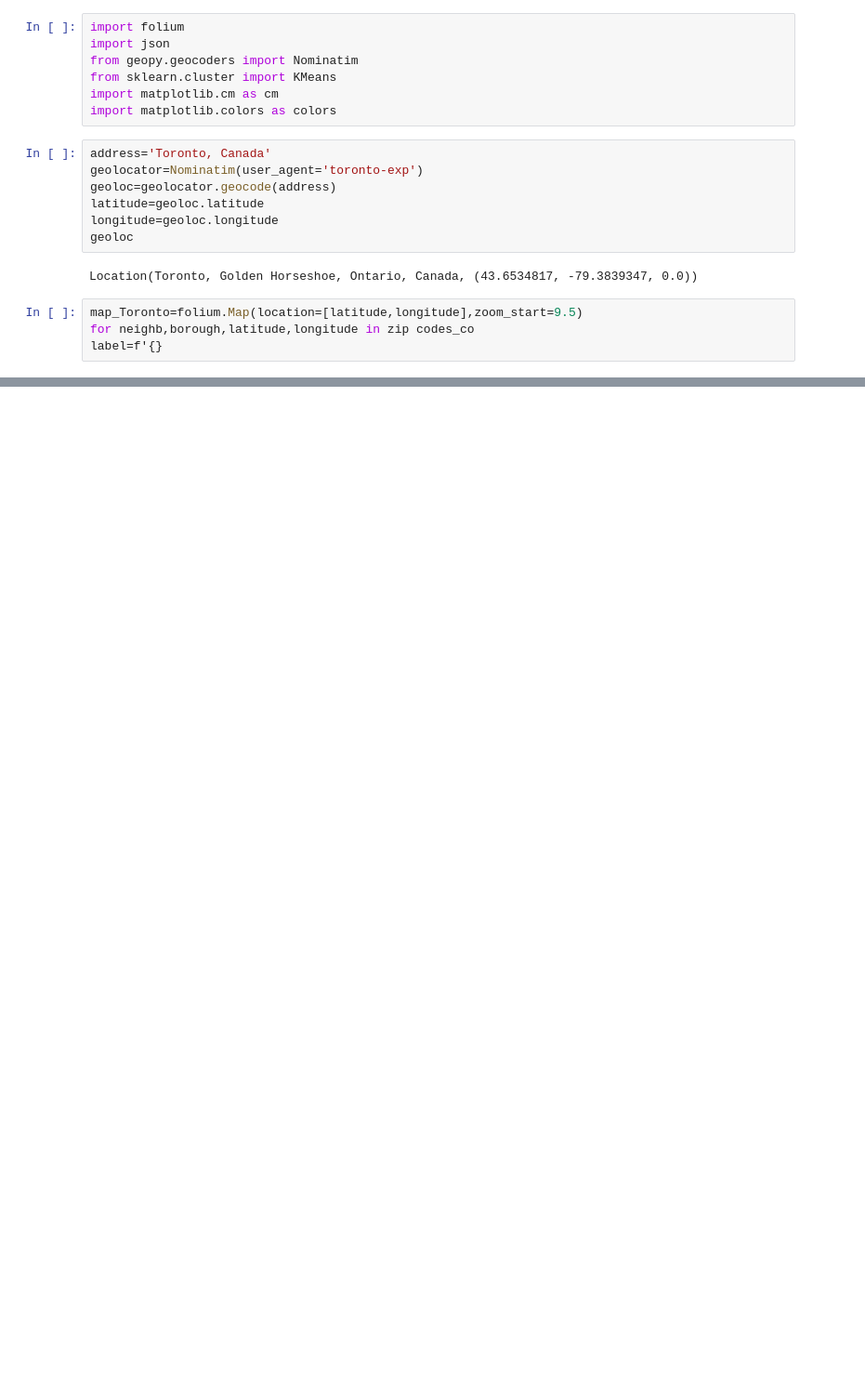
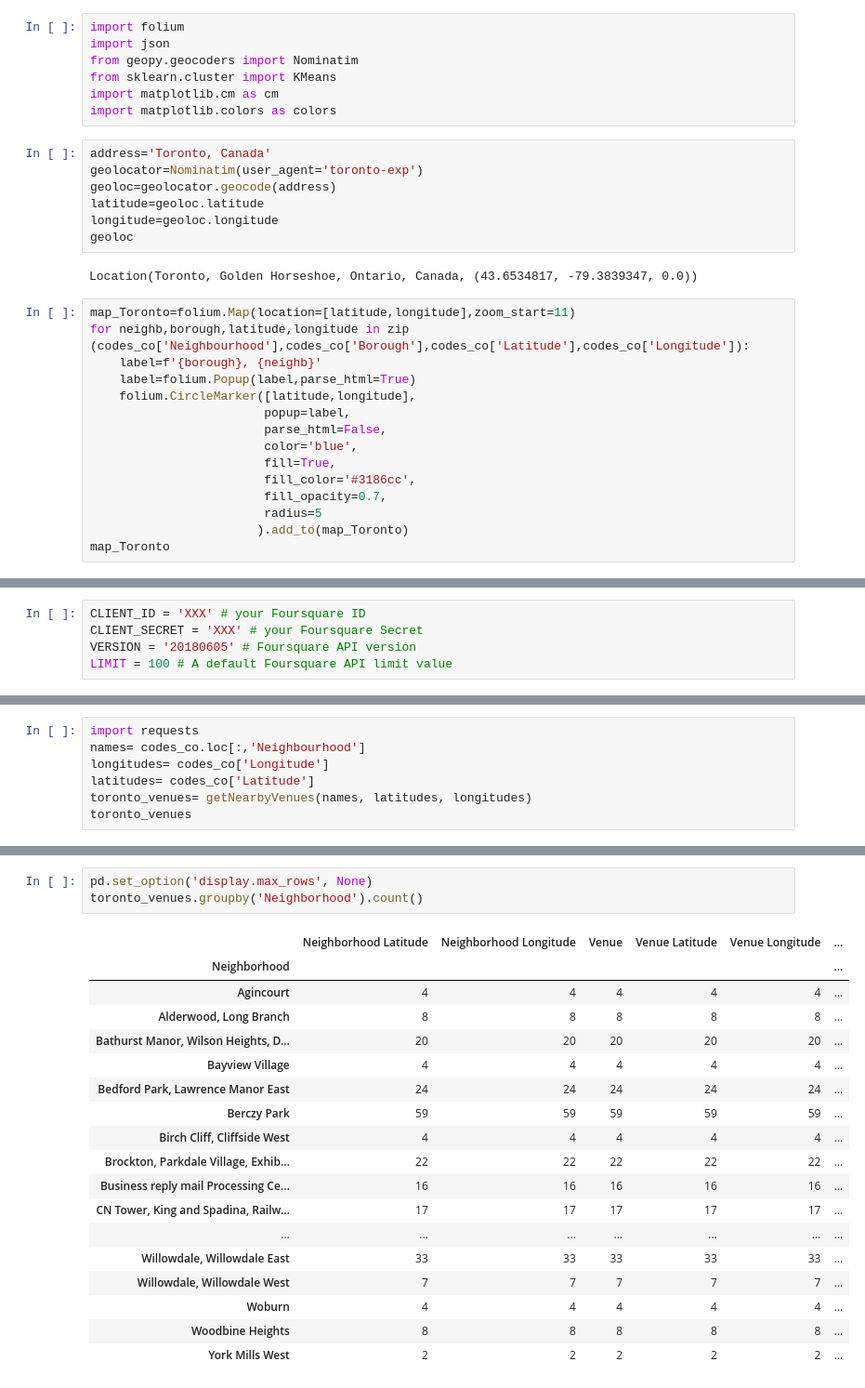
Before and after one commit to wlodekk/ibmcapstone, a Jupyter notebook: CapstoneProjectToronto.ipynb, the cells around one changed output, grey strips where cells are left out. Shown at 93% size. Drawn from its saved outputs; the diff is of its cells as text; blank space fills up the shorter version.

```diff
--- a/CapstoneProjectToronto.ipynb
+++ b/CapstoneProjectToronto.ipynb
@@ -90,6 +102,17 @@ geoloc
 # %% [output]
 Location(Toronto, Golden Horseshoe, Ontario, Canada, (43.6534817, -79.3839347, 0.0))
 # %%
-map_Toronto=folium.Map(location=[latitude,longitude],zoom_start=9.5)
-for neighb,borough,latitude,longitude in zip codes_co
-label=f'{}
+map_Toronto=folium.Map(location=[latitude,longitude],zoom_start=11)
+for neighb,borough,latitude,longitude in zip (codes_co['Neighbourhood'],codes_co['Borough'],codes_co['Latitude'],codes_co['Longitude']):
+    label=f'{borough}, {neighb}'
+    label=folium.Popup(label,parse_html=True)
+    folium.CircleMarker([latitude,longitude],
+                        popup=label,
+                        parse_html=False,
+                        color='blue',
+                        fill=True,
+                        fill_color='#3186cc',
+                        fill_opacity=0.7,
+                        radius=5
+                       ).add_to(map_Toronto)
+map_Toronto
@@ -103,0 +121,5 @@ m
+# %%
+CLIENT_ID = 'XXX' # your Foursquare ID
+CLIENT_SECRET = 'XXX' # your Foursquare Secret
+VERSION = '20180605' # Foursquare API version
+LIMIT = 100 # A default Foursquare API limit value
@@ -103,0 +166,7 @@ m
+# %%
+import requests
+names= codes_co.loc[:,'Neighbourhood']
+longitudes= codes_co['Longitude']
+latitudes= codes_co['Latitude']
+toronto_venues= getNearbyVenues(names, latitudes, longitudes)
+toronto_venues
@@ -103,0 +204,22 @@ m
+# %%
+pd.set_option('display.max_rows', None)
+toronto_venues.groupby('Neighborhood').count()
+# %% [output]
+|  | Neighborhood Latitude | Neighborhood Longitude | Venue | Venue Latitude | Venue Longitude | ... |
+| Neighborhood |  |  |  |  |  | ... |
+| Agincourt | 4 | 4 | 4 | 4 | 4 | ... |
+| Alderwood, Long Branch | 8 | 8 | 8 | 8 | 8 | ... |
+| Bathurst Manor, Wilson Heights, D... | 20 | 20 | 20 | 20 | 20 | ... |
+| Bayview Village | 4 | 4 | 4 | 4 | 4 | ... |
+| Bedford Park, Lawrence Manor East | 24 | 24 | 24 | 24 | 24 | ... |
+| Berczy Park | 59 | 59 | 59 | 59 | 59 | ... |
+| Birch Cliff, Cliffside West | 4 | 4 | 4 | 4 | 4 | ... |
+| Brockton, Parkdale Village, Exhib... | 22 | 22 | 22 | 22 | 22 | ... |
+| Business reply mail Processing Ce... | 16 | 16 | 16 | 16 | 16 | ... |
+| CN Tower, King and Spadina, Railw... | 17 | 17 | 17 | 17 | 17 | ... |
+| ... | ... | ... | ... | ... | ... | ... |
+| Willowdale, Willowdale East | 33 | 33 | 33 | 33 | 33 | ... |
+| Willowdale, Willowdale West | 7 | 7 | 7 | 7 | 7 | ... |
+| Woburn | 4 | 4 | 4 | 4 | 4 | ... |
+| Woodbine Heights | 8 | 8 | 8 | 8 | 8 | ... |
+| York Mills West | 2 | 2 | 2 | 2 | 2 | ... |
```
Also changed, not shown: parts of 23 cells of this notebook.
